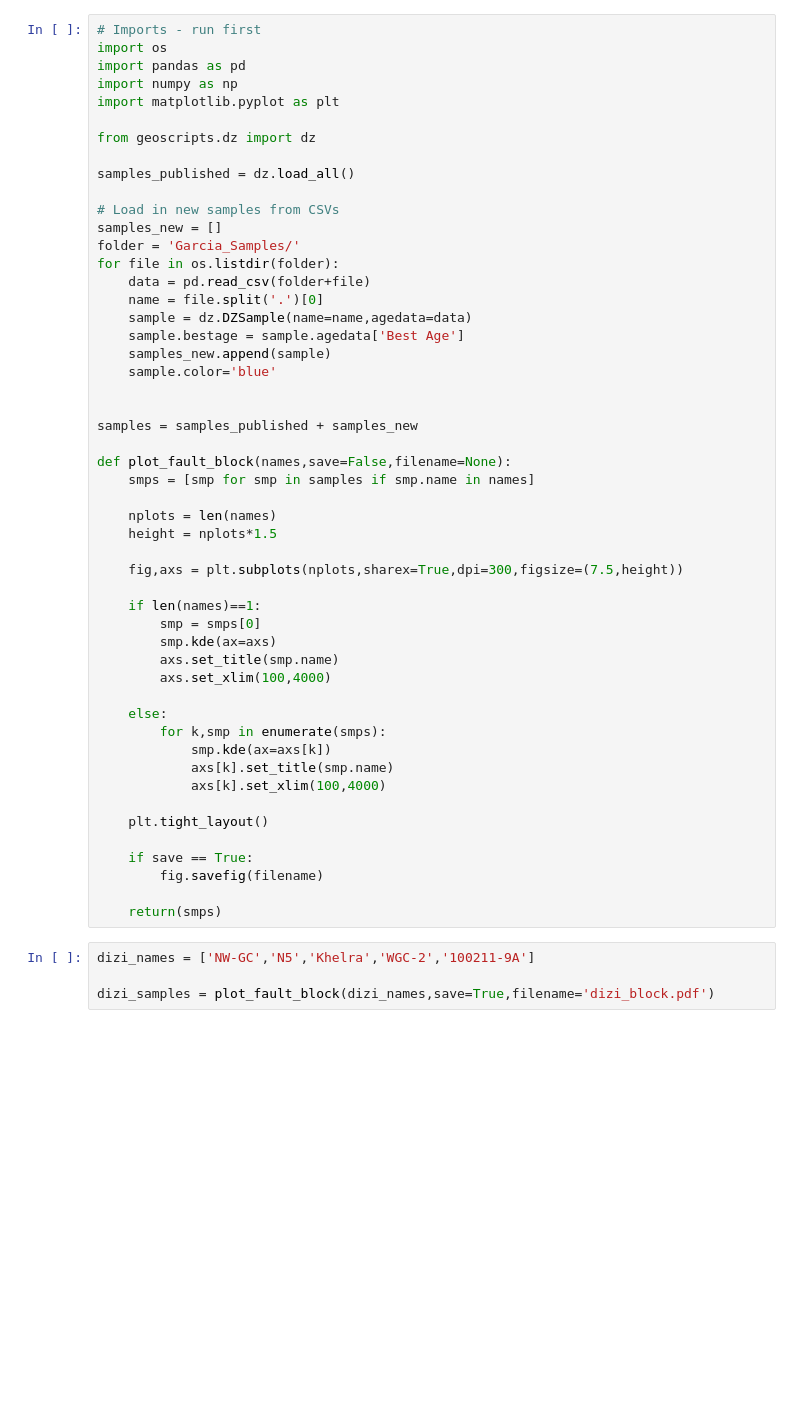
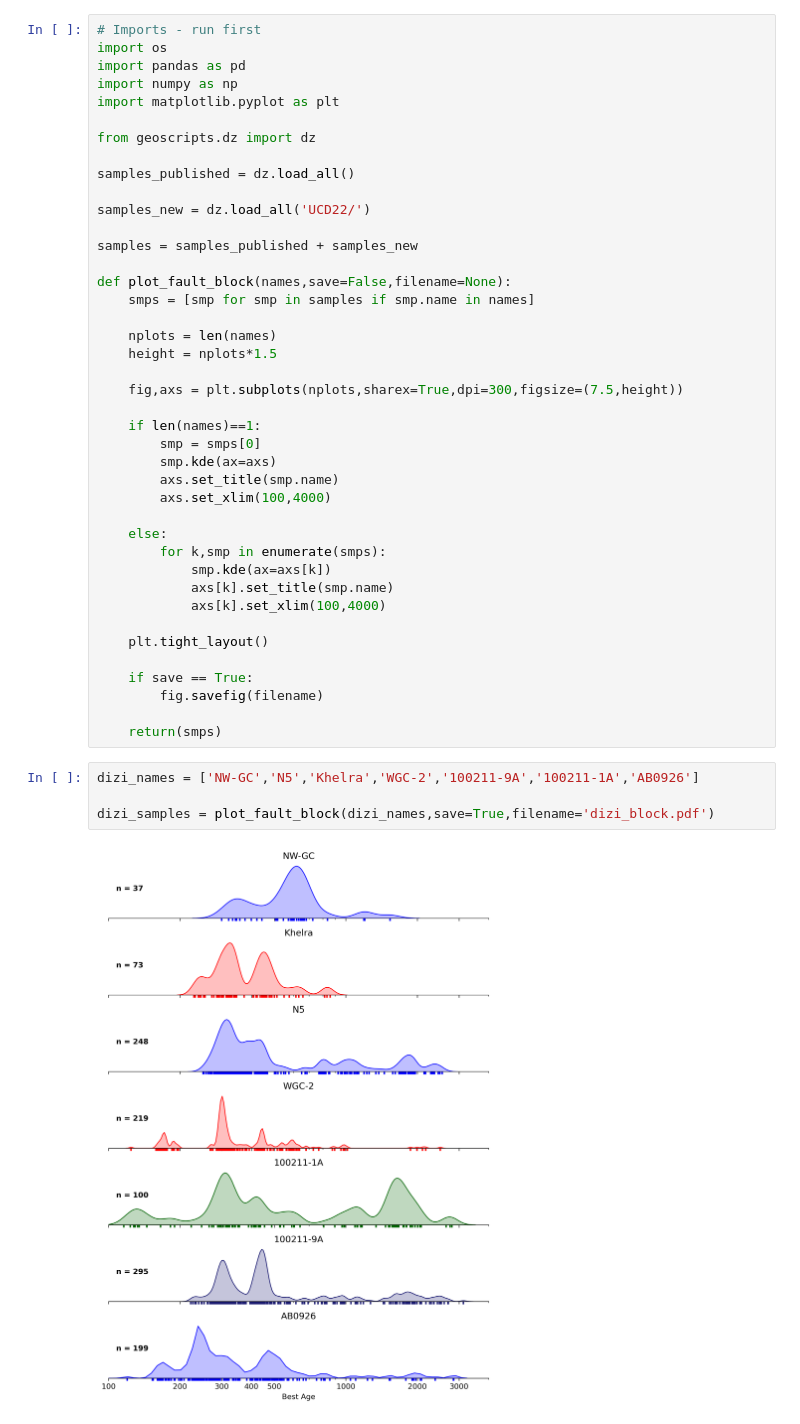
Before and after one commit to dyvasey/dz-caucasus, a Jupyter notebook: plot_fault_blocks.ipynb, the cells around one changed output. Saved outputs shown, nothing was run; the diff lists cells and outputs as text; blank space fills up the shorter version.

Commit message:
Set up branch for preliminary figures

```diff
--- a/plot_fault_blocks.ipynb
+++ b/plot_fault_blocks.ipynb
@@ -9,17 +9,7 @@ from geoscripts.dz import dz
 
 samples_published = dz.load_all()
 
-# Load in new samples from CSVs
-samples_new = []
-folder = 'Garcia_Samples/'
-for file in os.listdir(folder):
-    data = pd.read_csv(folder+file)
-    name = file.split('.')[0]
-    sample = dz.DZSample(name=name,agedata=data)
-    sample.bestage = sample.agedata['Best Age']
-    samples_new.append(sample)
-    sample.color='blue'
-
+samples_new = dz.load_all('UCD22/')
 
 samples = samples_published + samples_new
 
@@ -50,9 +40,11 @@ def plot_fault_block(names,save=False,filename=None):
 
     return(smps)
 # %%
-dizi_names = ['NW-GC','N5','Khelra','WGC-2','100211-9A']
+dizi_names = ['NW-GC','N5','Khelra','WGC-2','100211-9A','100211-1A','AB0926']
 
 dizi_samples = plot_fault_block(dizi_names,save=True,filename='dizi_block.pdf')
+# %% [output]
+[figure, added]
 # %%
 idliani_names = ['Khopuri','CT130918-9A','CT130919-5A']
 
```
Also changed, not shown: parts of 5 cells of this notebook, 1 other file.
